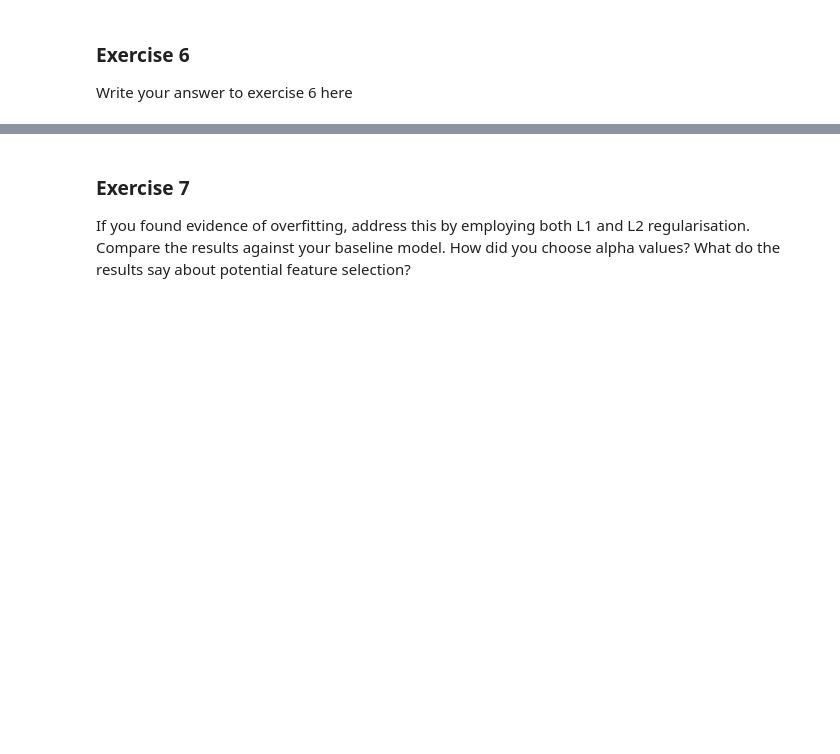
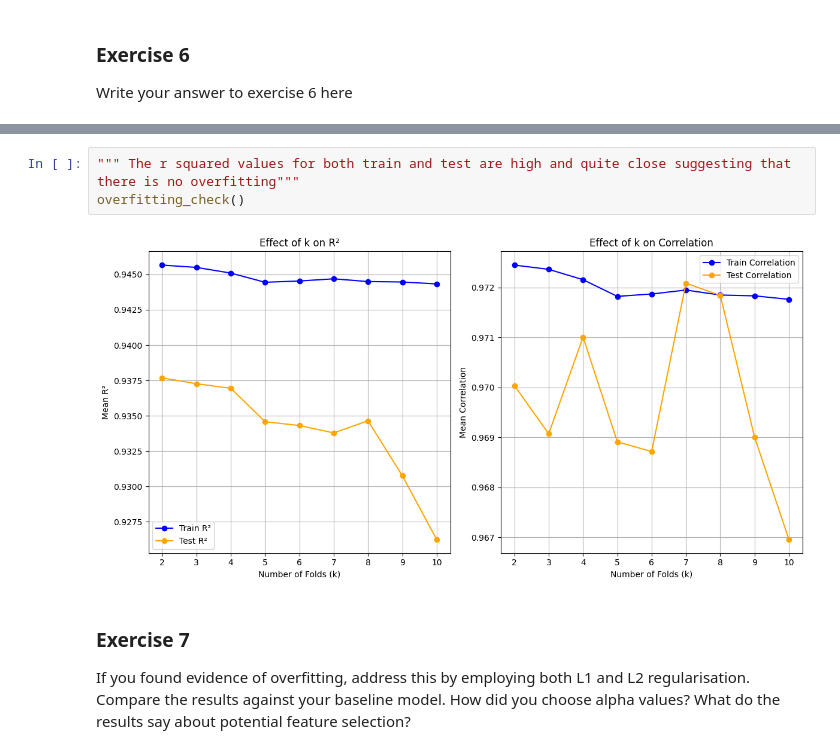
Before and after one commit to Navaneeth2906/nm803_ads_2024, a Jupyter notebook: Practical_3.ipynb, the cells around one changed output, grey strips where cells are left out. Cells and saved outputs as stored; diff of their text form; blank space fills up the shorter version.

```diff
--- a/Practical_3.ipynb
+++ b/Practical_3.ipynb
@@ -1302,3 +1307,8 @@ plt.show()
+# %%
+""" The r squared values for both train and test are high and quite close suggesting that there is no overfitting"""
+overfitting_check()
+# %% [output]
+[figure, added]
 # %% [markdown]
 ### Exercise 7
 
```
Also changed, not shown: parts of 20 cells of this notebook.
